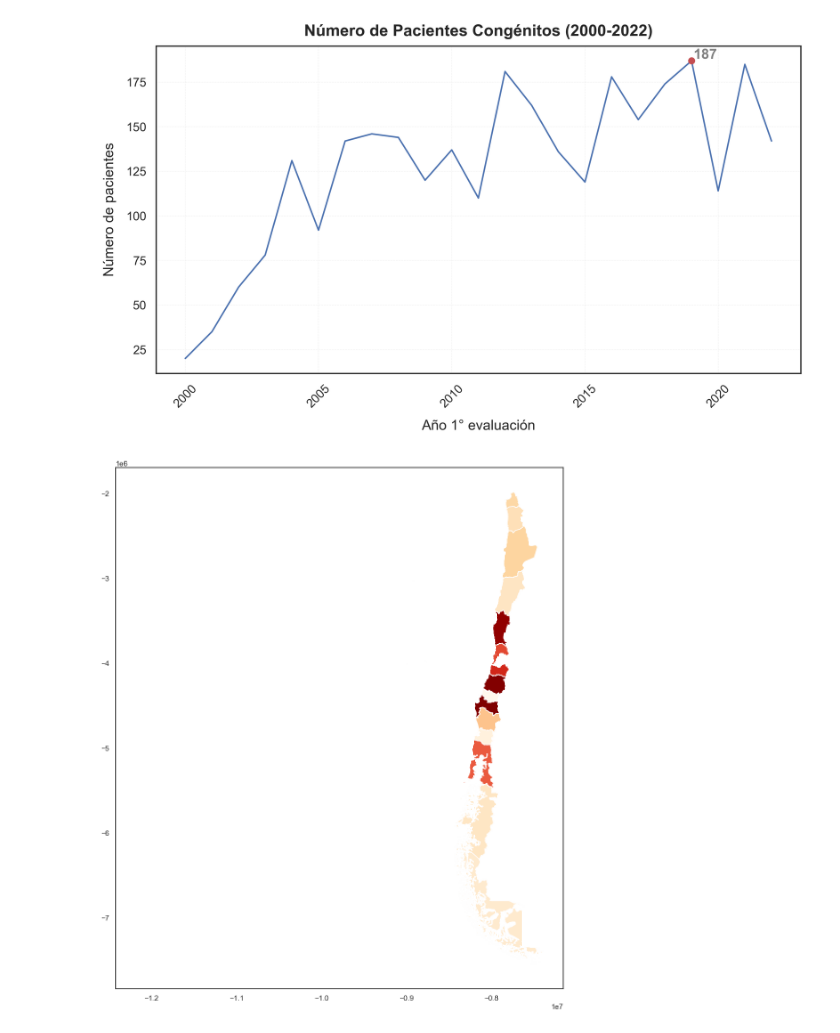
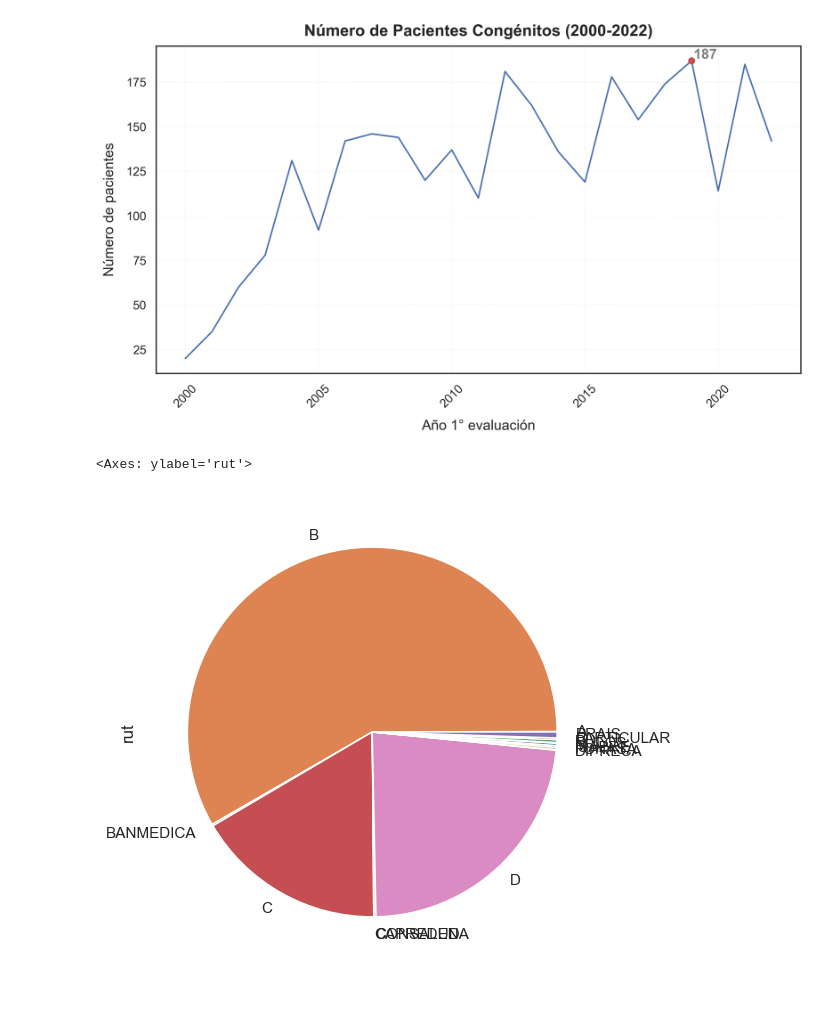
Before and after one commit to JavierRojas14/congenitas-ambulatorio, a Jupyter notebook: notebooks/test.ipynb, the cells around one changed output. Drawn from its saved outputs; the diff is of its cells as text; code cells hidden in the pictures; blank space fills up the shorter version.

```diff
--- a/notebooks/test.ipynb
+++ b/notebooks/test.ipynb
@@ -70,13 +70,15 @@ df_limpia["f_nac"] = pd.to_datetime(df_limpia["f_nac"])
 df_limpia["edad_1_evaluacion_calc"] = (
     df_limpia["fecha_1_evaluacion"] - df_limpia["f_nac"]
 ).dt.days / 365
+# %%
+df_limpia["prevision"] = df_limpia["prevision"].str.upper()
 # %%
 # Obtiene la cantidad de pacientes anuales
 cantidad_de_pacientes = df_limpia.groupby("anio_1_evaluacion")["rut"].nunique()
 
 # Obtiene la distribucion de la prevision a lo largo de los anios
-prevision = df_limpia.groupby("anio_1_evaluacion")["prevision"].value_counts().unstack()
-prevision.loc["Total", :] =  prevision.sum()
+prevision = df_limpia.groupby(["prevision"])["rut"].nunique()
+# prevision.loc["Total", :] =  prevision.sum()
 
 # Obtiene la distribucion de la 1era edad de consulta
 edad_primera_consulta = df_limpia.groupby("anio_1_evaluacion")["edad_1_evaluacion_calc"].describe()
@@ -125,6 +124,11 @@ plt.savefig("../reports/figures/numero_de_pacientes.png", dpi=300, bbox_inches="
 plt.show()
 # %% [output]
 [figure]
+# %%
+prevision.plot(kind="pie")
+# %% [output]
+<Axes: ylabel='rut'>
+[figure, added]
 # %%
 map_df = gpd.read_file("../data/raw/mapas/Regional.shp")
 # %%
@@ -138,15 +139,0 @@ resumen_regiones_filtrado = resumen_regiones.cx[minx:maxx, miny:maxy]
-# %%
-# Set the figure size
-fig, ax = plt.subplots(1, 1, figsize=(10, 15))
-
-# Plot the GeoDataFrame
-resumen_regiones_filtrado.query("Region != 'Región Metropolitana de Santiago'").plot(
-    column="rut", cmap="OrRd", ax=ax
-)
-
-plt.tight_layout()
-
-# Show the plot
-plt.show()
-# %% [output]
-[figure, removed]
```
Also changed, not shown: parts of 3 cells of this notebook.
